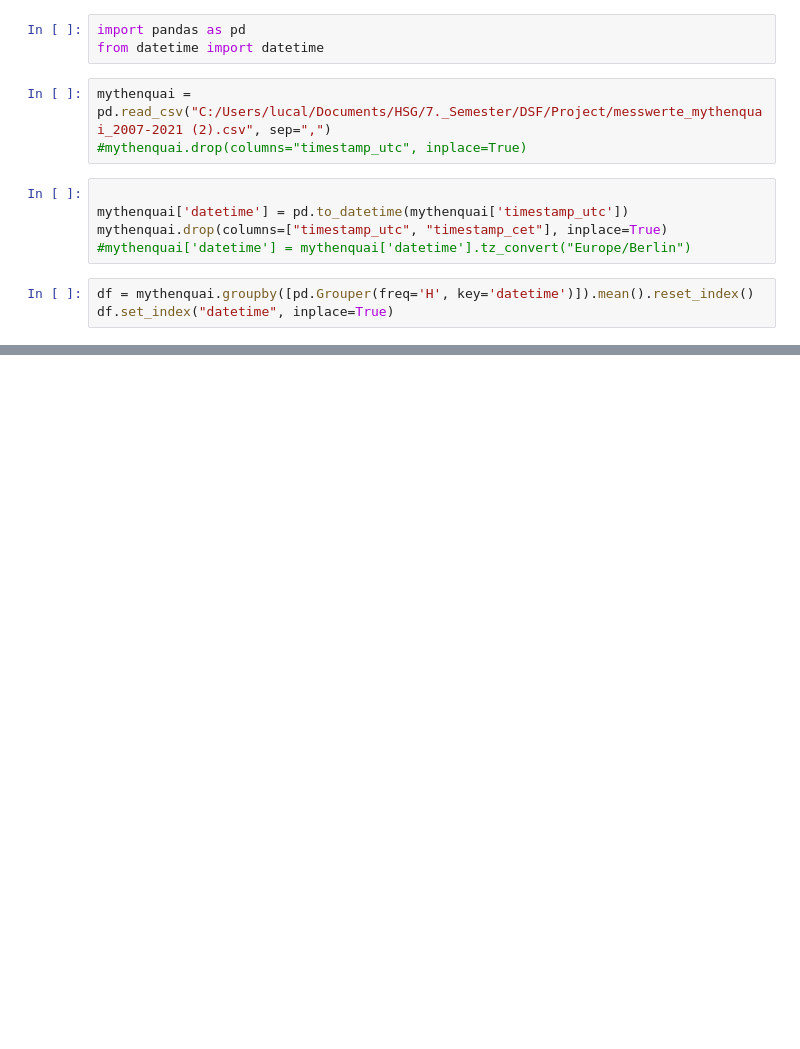
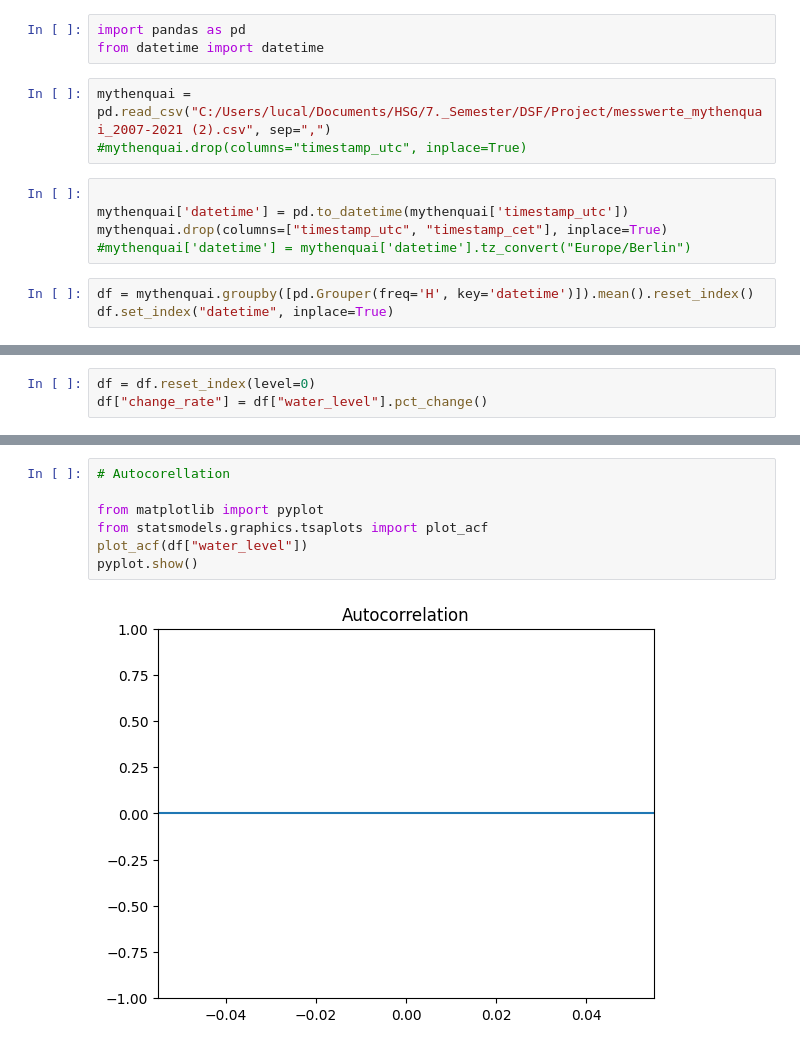
Before and after one commit to kaebry/DSF, a Jupyter notebook: Code/Mythenquai.ipynb, the cells around one changed output, grey strips where cells are left out. Saved outputs shown, nothing was run; the diff lists cells and outputs as text; blank space fills up the shorter version.

```diff
--- a/Code/Mythenquai.ipynb
+++ b/Code/Mythenquai.ipynb
@@ -15 +19,4 @@ df.set_index("datetime", inplace=True)
+# %%
+df = df.reset_index(level=0)
+df["change_rate"] = df["water_level"].pct_change()
 # %%
@@ -75,0 +46,9 @@ memory usage: 13.8 MB
+# %%
+# Autocorellation
+
+from matplotlib import pyplot
+from statsmodels.graphics.tsaplots import plot_acf
+plot_acf(df["water_level"])
+pyplot.show()
+# %% [output]
+[figure, added]
```
Also changed, not shown: parts of 10 cells of this notebook.
